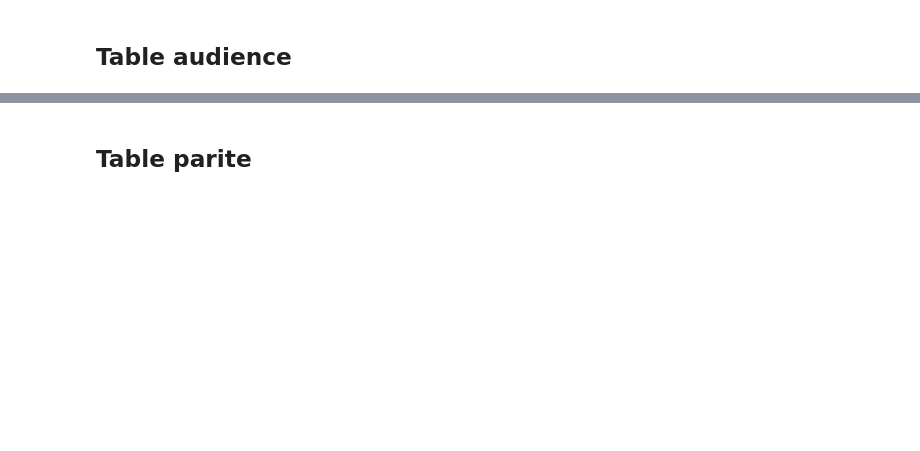
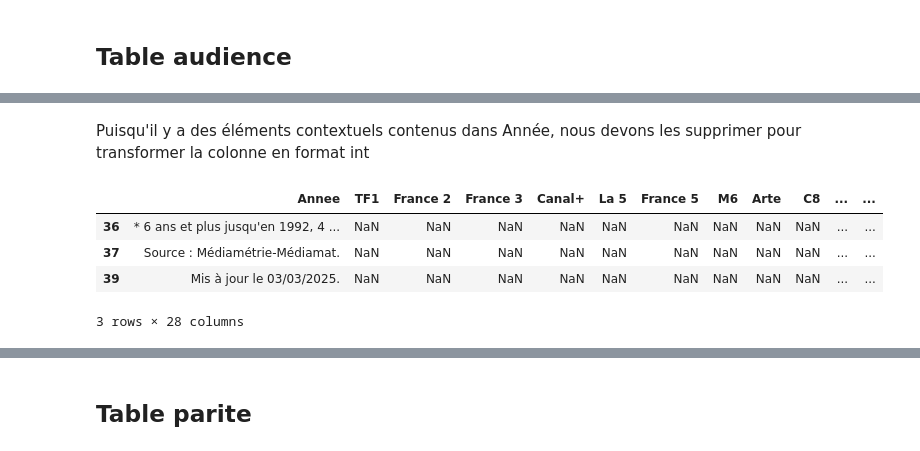
Before and after one commit to Gstrems/Projet_python_2A, a Jupyter notebook: rapport.ipynb, the cells around one changed output, grey strips where cells are left out. Cells and saved outputs as stored; diff of their text form; code cells hidden in the pictures; blank space fills up the shorter version.

```diff
--- a/rapport.ipynb
+++ b/rapport.ipynb
@@ -81,0 +139,16 @@ audience.columns[(audience.columns.isin(sujet_tele["Chaîne"].unique()))
+# %% [markdown]
+Puisqu'il y a des éléments contextuels contenus dans Année, nous devons les supprimer pour transformer la colonne en format int
+# %%
+audience[
+    audience["Annee"].isin([
+        "* 6 ans et plus jusqu'en 1992, 4 ans et plus par la suite, sur l'ensemble de la journée.",
+        'Source : Médiamétrie-Médiamat.',
+        'Mis à jour le 03/03/2025.'
+    ])
+]
+# %% [output]
+|  | Annee | TF1 | France 2 | France 3 | Canal+ | La 5 | France 5 | M6 | Arte | C8 | ... | ... |
+| 36 | * 6 ans et plus jusqu'en 1992, 4 ... | NaN | NaN | NaN | NaN | NaN | NaN | NaN | NaN | NaN | ... | ... |
+| 37 | Source : Médiamétrie-Médiamat. | NaN | NaN | NaN | NaN | NaN | NaN | NaN | NaN | NaN | ... | ... |
+| 39 | Mis à jour le 03/03/2025. | NaN | NaN | NaN | NaN | NaN | NaN | NaN | NaN | NaN | ... | ... |
+3 rows × 28 columns
```
Also changed, not shown: parts of 49 cells of this notebook, 5 other files.
